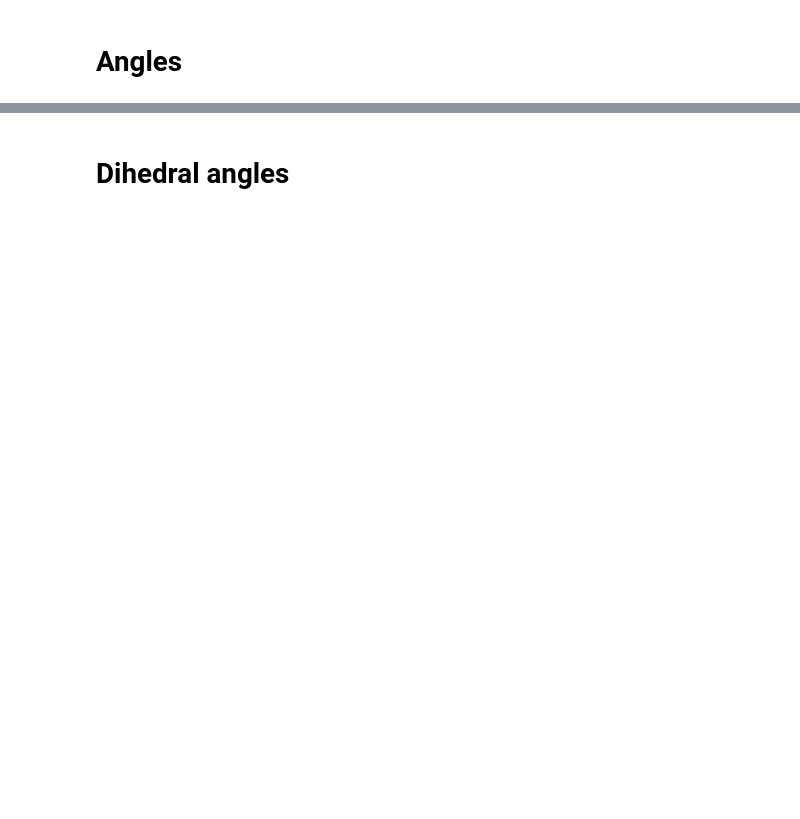
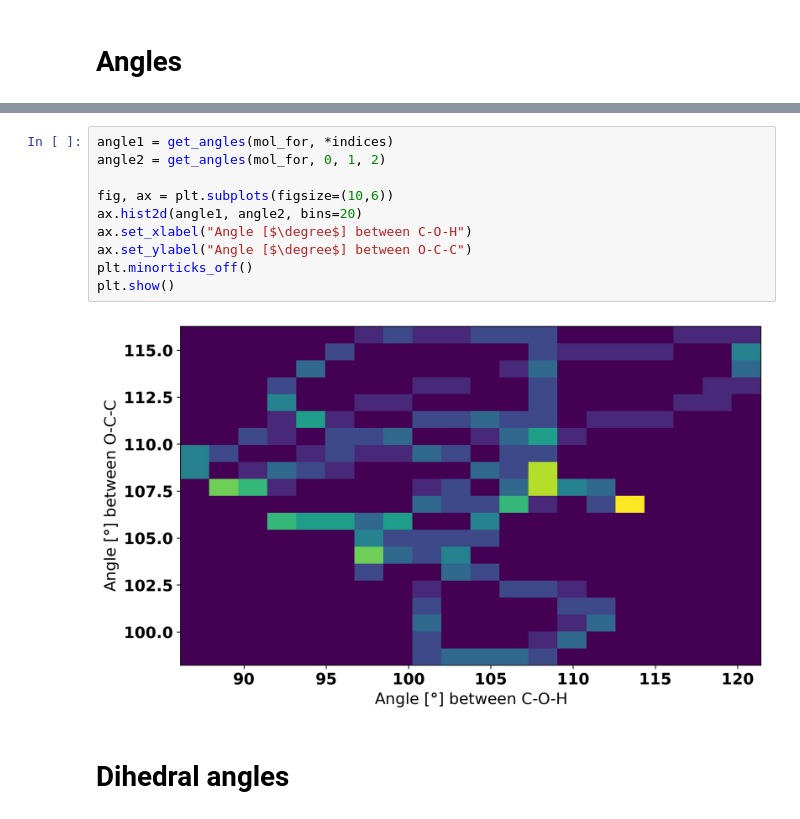
Before and after one commit to BirkDissing/Gemma_group, a Jupyter notebook: Master thesis/Code/Compare_simulations.ipynb, the cells around one changed output, grey strips where cells are left out. Saved outputs shown, nothing was run; the diff lists cells and outputs as text; blank space fills up the shorter version.

```diff
--- a/Master thesis/Code/Compare_simulations.ipynb
+++ b/Master thesis/Code/Compare_simulations.ipynb
@@ -30,2 +69,14 @@ ref_simulation = read("Data\EtOH_moldyn_single.xyz")
+# %%
+angle1 = get_angles(mol_for, *indices)
+angle2 = get_angles(mol_for, 0, 1, 2)
+
+fig, ax = plt.subplots(figsize=(10,6))
+ax.hist2d(angle1, angle2, bins=20)
+ax.set_xlabel("Angle [$\degree$] between C-O-H")
+ax.set_ylabel("Angle [$\degree$] between O-C-C")
+plt.minorticks_off()
+plt.show()
+# %% [output]
+[figure, added]
 # %% [markdown]
 # Dihedral angles
```
Also changed, not shown: parts of 9 cells of this notebook, 1 other file.
